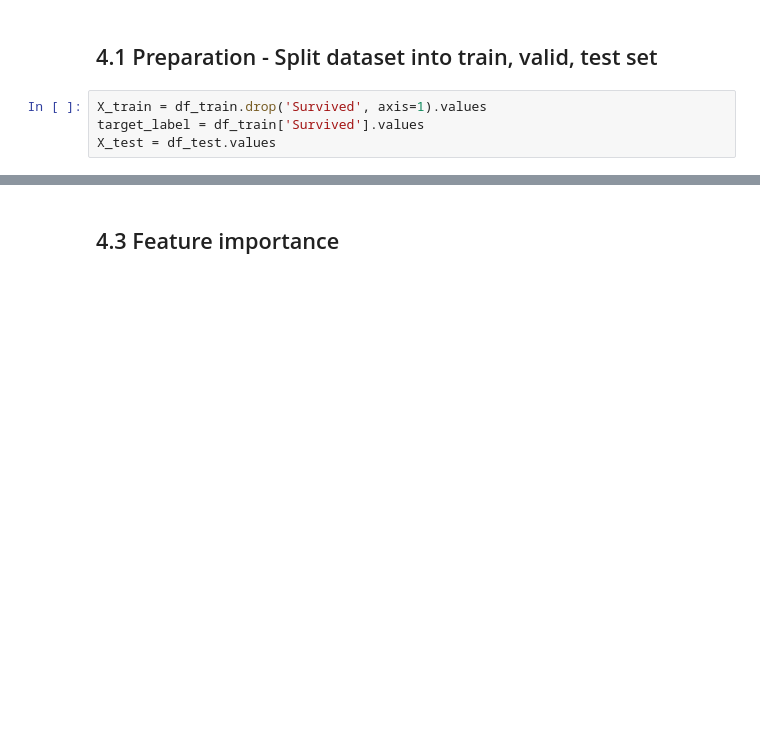
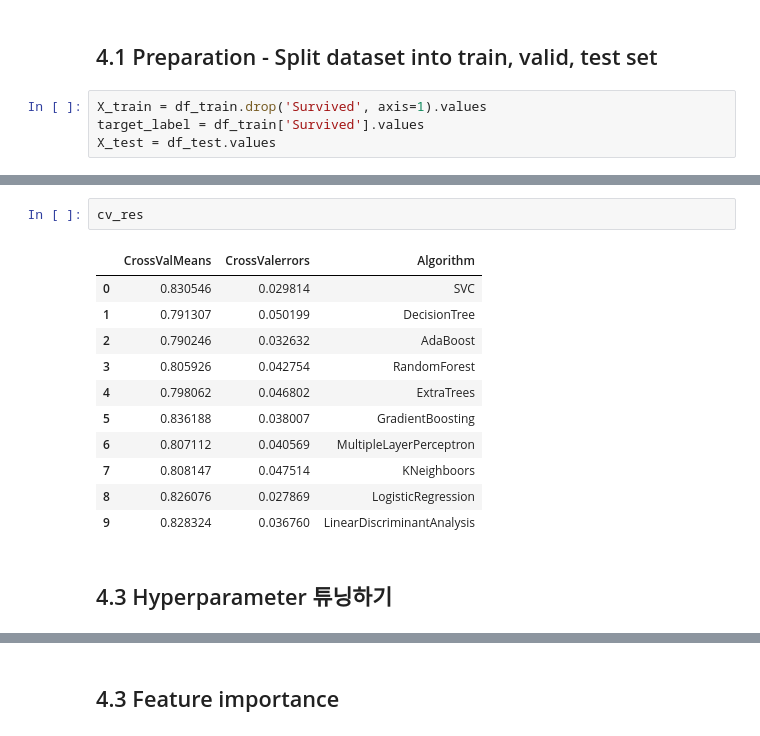
Before and after one commit to herbwood/study_datascience, a Jupyter notebook: kaggle/titanic/main.ipynb, the cells around one changed output, grey strips where cells are left out. Drawn from its saved outputs; the diff is of its cells as text; blank space fills up the shorter version.

```diff
--- a/kaggle/titanic/main.ipynb
+++ b/kaggle/titanic/main.ipynb
@@ -629,0 +674,17 @@ X_tr, X_vld, y_tr, y_vld = train_test_split(X_train, target_label, test_size=0.3
+# %%
+cv_res
+# %% [output]
+|  | CrossValMeans | CrossValerrors | Algorithm |
+| 0 | 0.830546 | 0.029814 | SVC |
+| 1 | 0.791307 | 0.050199 | DecisionTree |
+| 2 | 0.790246 | 0.032632 | AdaBoost |
+| 3 | 0.805926 | 0.042754 | RandomForest |
+| 4 | 0.798062 | 0.046802 | ExtraTrees |
+| 5 | 0.836188 | 0.038007 | GradientBoosting |
+| 6 | 0.807112 | 0.040569 | MultipleLayerPerceptron |
+| 7 | 0.808147 | 0.047514 | KNeighboors |
+| 8 | 0.826076 | 0.027869 | LogisticRegression |
+| 9 | 0.828324 | 0.036760 | LinearDiscriminantAnalysis |
+# %% [markdown]
+4.3 Hyperparameter 튜닝하기
+-------
```
Also changed, not shown: parts of 22 cells of this notebook.
